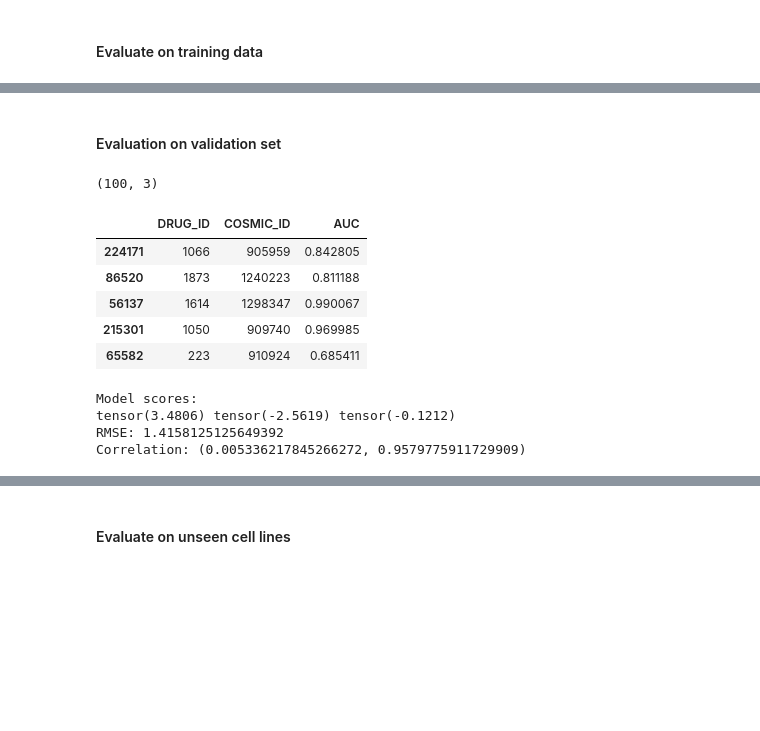
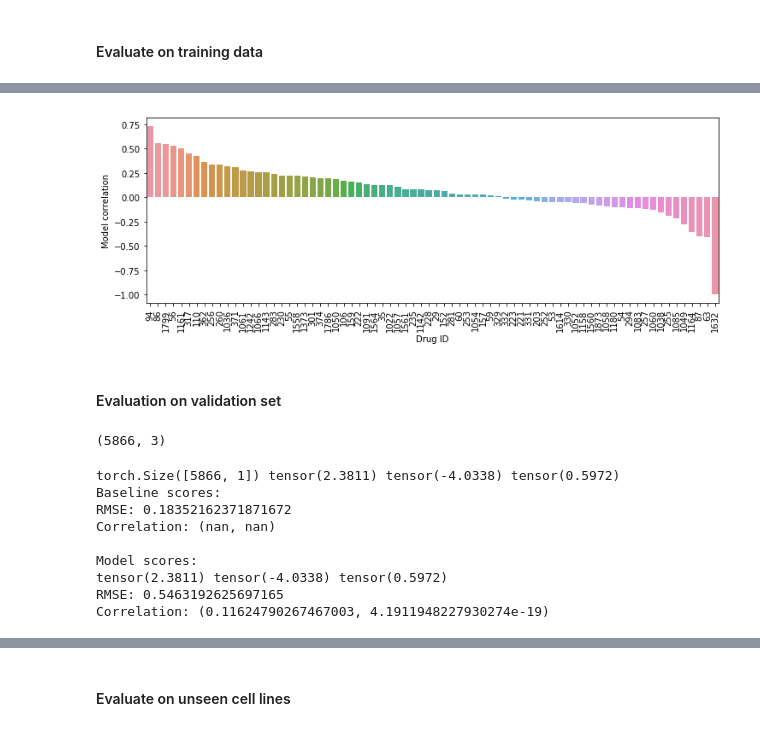
Before and after one commit to kkoras/rec-system-for-drug-response, a Jupyter notebook: Scripts/Prototypes and baseline models/linear_model_KINOMEscan_data.ipynb, the cells around one changed output, grey strips where cells are left out. Saved outputs shown, nothing was run; the diff lists cells and outputs as text; code cells hidden in the pictures; blank space fills up the shorter version.

```diff
--- a/Scripts/Prototypes and baseline models/linear_model_KINOMEscan_data.ipynb
+++ b/Scripts/Prototypes and baseline models/linear_model_KINOMEscan_data.ipynb
@@ -224,22 +235,26 @@ print(train_samples.shape, train_samples["AUC"].sum())
 # %%
-# Specify hyperparameters
+# Specify shape of input
 drug_dim = drug_data_df.shape[1]
 cell_line_dim = cell_line_data_df.shape[1]
 
-
+# Specify learning hyperparameters
 learning_rate = 0.001
-epochs = 100
+epochs = 50
 output_dim = 10
-batch_size = 16
-no_batches = train_samples.shape[0] // batch_size
+batch_size = 32
+no_batches = samples_train.shape[0] // batch_size + 1
 
 model = LinearMatrixFactorizationWithFeatures(drug_dim, cell_line_dim, output_dim,
                                              drug_bias=True,
-                                             cell_line_bias=True)
+                                             cell_line_bias=True,
+                                             out_activation_func=torch.sigmoid)
 
 # Define loss function and optimizer
+weight_decay = 0.
+reg_lambda = 0.001
+
 criterion = torch.nn.MSELoss()
-optimizer = torch.optim.SGD(model.parameters(), lr=learning_rate)
+optimizer = torch.optim.SGD(model.parameters(), lr=learning_rate, weight_decay=weight_decay)
 
 # Display text representation of model
 model
@@ -363,11 +384,10 @@ torch.Size([1]) tensor([0.9489], grad_fn=<AddBackward0>)
 # %%
-# Predict on a bigger sample of trainig data
-sample = train_samples.iloc[:val_samples.shape[0]]
+# Predict on training data
+sample = samples_train.iloc[:]
 y_true = sample["AUC"].values
 
 # Create baseline predictions(mean AUC)
-mean_preds = np.array([sample["AUC"].mean()] * sample.shape[0]) + \
-             np.random.normal(loc=0, scale=0.01, size=sample.shape[0])
+mean_preds = np.array([mean_training_auc] * sample.shape[0])
 
 cl_input = cell_line_data_df.loc[sample["COSMIC_ID"].values].values
 drug_input = drug_data_df.loc[sample["DRUG_ID"].values].values
@@ -385,5 +405,5 @@ evaluate_predictions(y_true, mean_preds)
 print()
 print("Model scores:")
 print(predicted.max(), predicted.min(), predicted.mean())
-evaluate_predictions(y_true, predicted)
+evaluate_predictions(y_true, predicted.reshape(-1))
 # %% [output]
@@ -399,20 +473,26 @@ Correlation: (0.9999999997543535, 1.5930169689690508e-38)
+# %%
+# Plot per-drug results
+plt.figure(figsize=(12, 4))
+plt.xticks(rotation=90)
+sns.barplot(x="Drug ID", y="Model correlation", data=corrs_per_drug,
+           order=corrs_per_drug.sort_values("Model correlation", ascending=False)["Drug ID"])
+
+plt.show()
+# %% [output]
+[figure, added]
 # %% [markdown]
 #### Evaluation on validation set
-# %%
-print(val_samples.shape)
-val_samples.head(5)
-# %% [output]
-(100, 3)
-|  | DRUG_ID | COSMIC_ID | AUC |
-| 224171 | 1066 | 905959 | 0.842805 |
-| 86520 | 1873 | 1240223 | 0.811188 |
-| 56137 | 1614 | 1298347 | 0.990067 |
-| 215301 | 1050 | 909740 | 0.969985 |
-| 65582 | 223 | 910924 | 0.685411 |
+# %%
+print(samples_val.shape)
+# %% [output]
+(5866, 3)
 # %%
 # Predict on validation data and evaluate
-sample = val_samples[:]
+sample = samples_val[:]
 y_true = sample["AUC"].values
+
+# Create baseline predictions(mean AUC)
+mean_preds = np.array([mean_training_auc] * sample.shape[0])
 
 cl_input = cell_line_data_df.loc[sample["COSMIC_ID"].values].values
 drug_input = drug_data_df.loc[sample["DRUG_ID"].values].values
@@ -424,11 +504,21 @@ with torch.no_grad():
 
 del cl_input, drug_input
 
+print(predicted.shape, predicted.max(), predicted.min(), predicted.mean())
+print("Baseline scores:")
+evaluate_predictions(y_true, mean_preds)
+print()
+
 print("Model scores:")
 print(predicted.max(), predicted.min(), predicted.mean())
-evaluate_predictions(y_true, predicted)
+evaluate_predictions(y_true, predicted.view(-1))
 # %% [output]
+torch.Size([5866, 1]) tensor(2.3811) tensor(-4.0338) tensor(0.5972)
+Baseline scores:
+RMSE: 0.18352162371871672
+Correlation: (nan, nan)
+
 Model scores:
-tensor(3.4806) tensor(-2.5619) tensor(-0.1212)
-RMSE: 1.4158125125649392
-Correlation: (0.005336217845266272, 0.9579775911729909)
+tensor(2.3811) tensor(-4.0338) tensor(0.5972)
+RMSE: 0.5463192625697165
+Correlation: (0.11624790267467003, 4.1911948227930274e-19)
```
Also changed, not shown: parts of 49 cells of this notebook, 1 other file.
